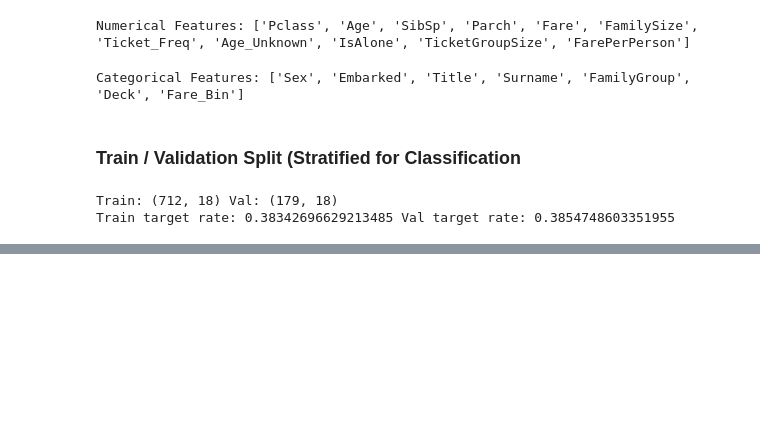
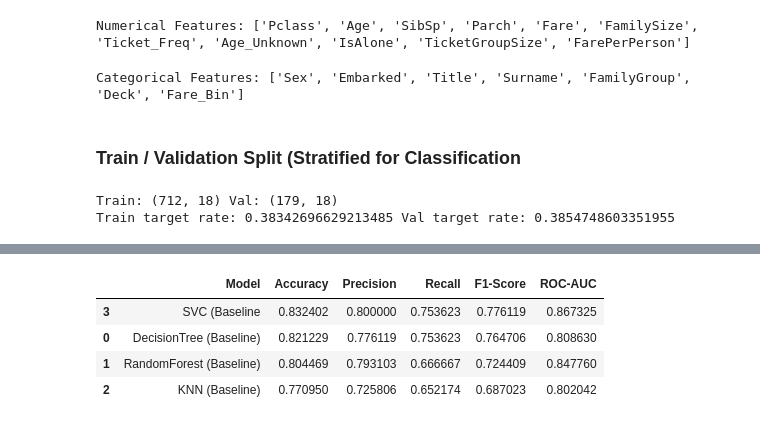
Before and after one commit to ishwor2048/titanic_hands_on_eda_ml_kaggle, a Jupyter notebook: Hands-on Beginner Friendly Notebook with EDA and Classification ML.ipynb, the cells around one changed output, grey strips where cells are left out. Drawn from its saved outputs; the diff is of its cells as text; code cells hidden in the pictures; blank space fills up the shorter version.

```diff
--- a/Hands-on Beginner Friendly Notebook with EDA and Classification ML.ipynb
+++ b/Hands-on Beginner Friendly Notebook with EDA and Classification ML.ipynb
@@ -570,0 +669,15 @@ Train target rate: 0.38342696629213485 Val target rate: 0.3854748603351955
+# %%
+# Support Vector Classifier (Support ROC-AUC, enabling probability=True)
+svc_clf = Pipeline(steps=[
+    ("preprocess", preprocessor),
+    ("model", SVC(probability=True, random_state = RANDOM_STATE))
+])
+# %%
+# Initializing empty list to store the results of model performances
+results = []
+# %%
+# Appending all the results from different models to empty list "results" that we initialized above
+results.append(evaluate_classifier(dt_clf, X_train, y_train, X_val, y_val, model_name="DecisionTree (Baseline)"))
+results.append(evaluate_classifier(rf_clf, X_train, y_train, X_val, y_val, model_name="RandomForest (Baseline)"))
+results.append(evaluate_classifier(knn_clf, X_train, y_train, X_val, y_val, model_name="KNN (Baseline)"))
+results.append(evaluate_classifier(svc_clf, X_train, y_train, X_val, y_val, model_name="SVC (Baseline"))
@@ -570,0 +702,10 @@ Train target rate: 0.38342696629213485 Val target rate: 0.3854748603351955
+# %%
+results_df = pd.DataFrame(results).sort_values(by="F1-Score", ascending=False)
+# %%
+results_df
+# %% [output]
+|  | Model | Accuracy | Precision | Recall | F1-Score | ROC-AUC |
+| 3 | SVC (Baseline | 0.832402 | 0.800000 | 0.753623 | 0.776119 | 0.867325 |
+| 0 | DecisionTree (Baseline) | 0.821229 | 0.776119 | 0.753623 | 0.764706 | 0.808630 |
+| 1 | RandomForest (Baseline) | 0.804469 | 0.793103 | 0.666667 | 0.724409 | 0.847760 |
+| 2 | KNN (Baseline) | 0.770950 | 0.725806 | 0.652174 | 0.687023 | 0.802042 |
```
Also changed, not shown: parts of 17 cells of this notebook.
